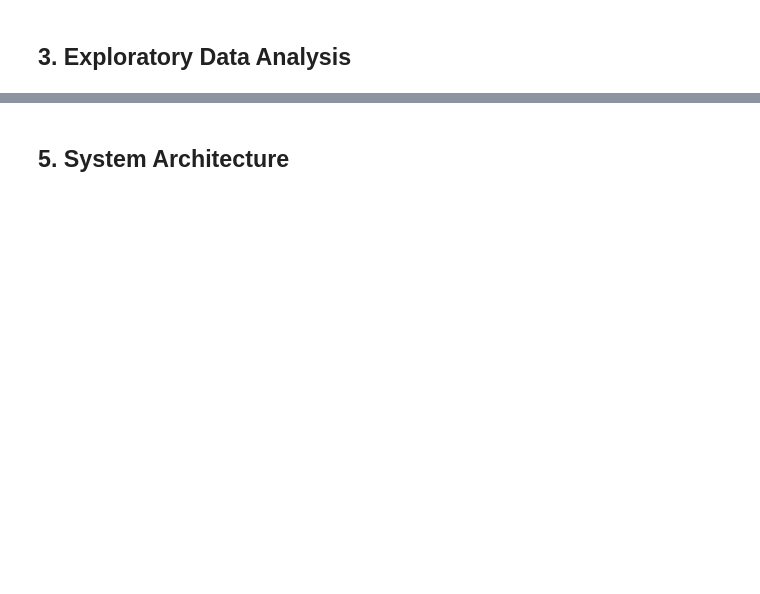
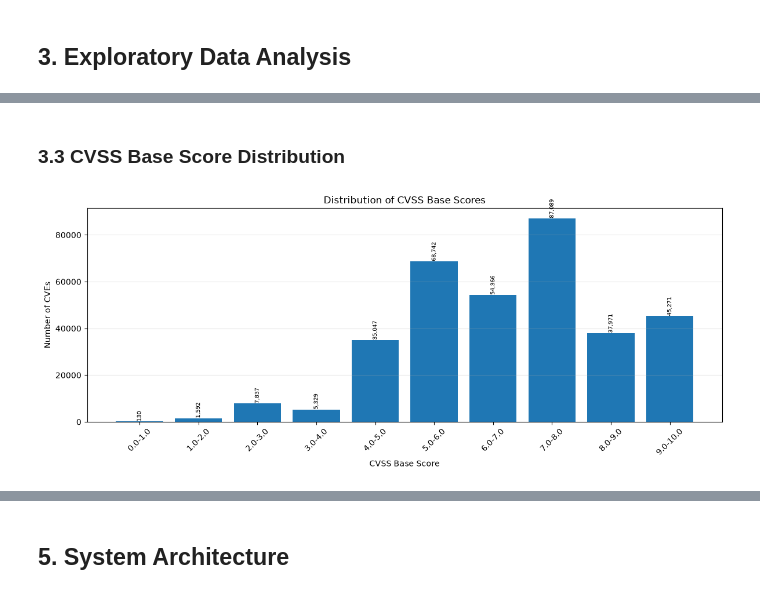
Before and after one commit to SakigamiYang/srh-it-security-agent, a Jupyter notebook: notebooks/it_security_agent.ipynb, the cells around one changed output, grey strips where cells are left out. Drawn from its saved outputs; the diff is of its cells as text; code cells hidden in the pictures; blank space fills up the shorter version.

```diff
--- a/notebooks/it_security_agent.ipynb
+++ b/notebooks/it_security_agent.ipynb
@@ -14,0 +148,69 @@
+# %% [markdown]
+### 3.3 CVSS Base Score Distribution
+# %%
+import numpy as np
+import pandas as pd
+import matplotlib.pyplot as plt
+
+pipeline = [
+    {
+        "$match": {
+            "cvss.score": {"$exists": True}
+        }
+    },
+    {
+        "$project": {
+            "_id": 0,
+            "score": "$cvss.score"
+        }
+    }
+]
+
+result = list(collection.aggregate(pipeline))
+
+scores = [item["score"] for item in result]
+
+# 0.5-point bins
+bins = np.arange(0, 11, 1)
+
+counts, edges = np.histogram(scores, bins=bins)
+
+labels = [
+    f"{edges[i]:.1f}-{edges[i + 1]:.1f}"
+    for i in range(len(edges) - 1)
+]
+
+df = pd.DataFrame({
+    "Range": labels,
+    "CVEs": counts
+})
+
+plt.figure(figsize=(12, 5))
+
+bars = plt.bar(df["Range"], df["CVEs"])
+
+for bar in bars:
+    if bar.get_height() > 0:
+        plt.text(
+            bar.get_x() + bar.get_width() / 2,
+            bar.get_height(),
+            f"{int(bar.get_height()):,}",
+            ha="center",
+            va="bottom",
+            fontsize=7,
+            rotation=90,
+        )
+
+plt.title("Distribution of CVSS Base Scores")
+plt.xlabel("CVSS Base Score")
+plt.ylabel("Number of CVEs")
+
+plt.xticks(rotation=45)
+
+plt.grid(axis="y", alpha=0.3)
+
+plt.tight_layout()
+
+plt.show()
+# %% [output]
+[figure, added]
```
Also changed, not shown: parts of 24 cells of this notebook, 8 other files.
